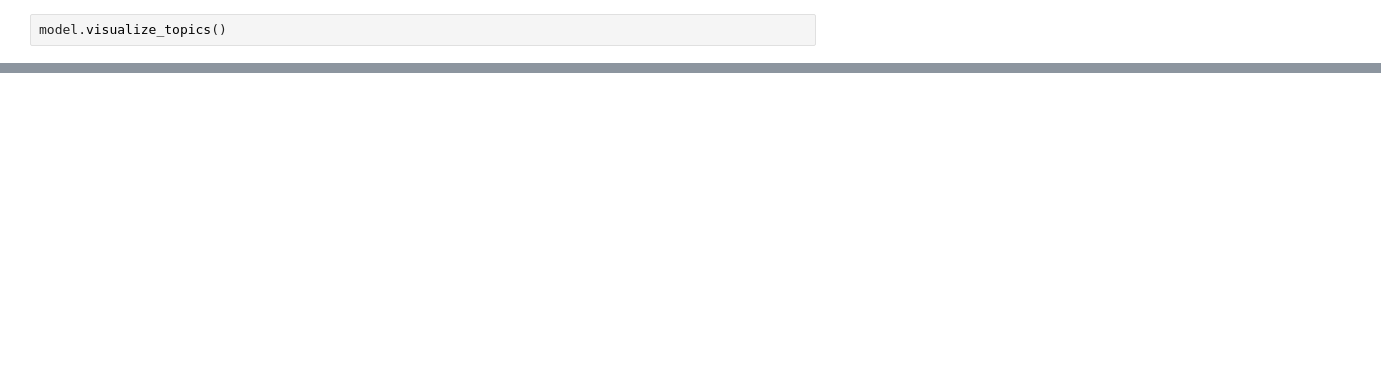
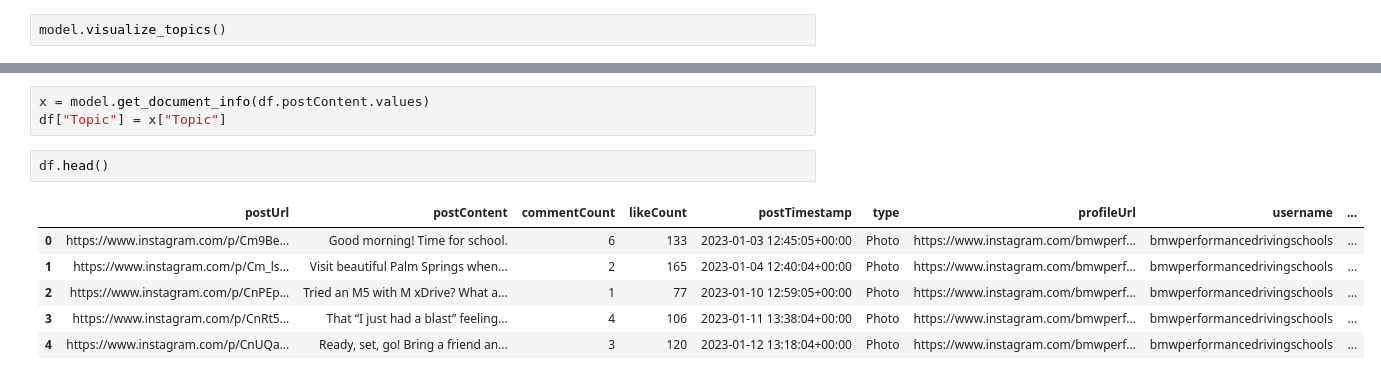
Before and after one commit to storymachinedata/porsche_topic_analysis, a Jupyter notebook: jupyter/bmw_topic_clustering.ipynb, the cells around one changed output, grey strips where cells are left out. Drawn from its saved outputs; the diff is of its cells as text; blank space fills up the shorter version.

```diff
--- a/jupyter/bmw_topic_clustering.ipynb
+++ b/jupyter/bmw_topic_clustering.ipynb
@@ -53,0 +66,12 @@ model.visualize_heatmap()
+# %%
+x = model.get_document_info(df.postContent.values)
+df["Topic"] = x["Topic"]
+# %%
+df.head()
+# %% [output]
+|  | postUrl | postContent | commentCount | likeCount | postTimestamp | type | profileUrl | username | ... |
+| 0 | https://www.instagram.com/p/Cm9Be... | Good morning! Time for school. | 6 | 133 | 2023-01-03 12:45:05+00:00 | Photo | https://www.instagram.com/bmwperf... | bmwperformancedrivingschools | ... |
+| 1 | https://www.instagram.com/p/Cm_ls... | Visit beautiful Palm Springs when... | 2 | 165 | 2023-01-04 12:40:04+00:00 | Photo | https://www.instagram.com/bmwperf... | bmwperformancedrivingschools | ... |
+| 2 | https://www.instagram.com/p/CnPEp... | Tried an M5 with M xDrive? What a... | 1 | 77 | 2023-01-10 12:59:05+00:00 | Photo | https://www.instagram.com/bmwperf... | bmwperformancedrivingschools | ... |
+| 3 | https://www.instagram.com/p/CnRt5... | That “I just had a blast” feeling... | 4 | 106 | 2023-01-11 13:38:04+00:00 | Photo | https://www.instagram.com/bmwperf... | bmwperformancedrivingschools | ... |
+| 4 | https://www.instagram.com/p/CnUQa... | Ready, set, go! Bring a friend an... | 3 | 120 | 2023-01-12 13:18:04+00:00 | Photo | https://www.instagram.com/bmwperf... | bmwperformancedrivingschools | ... |
```
Also changed, not shown: parts of 14 cells of this notebook, 9 other files.
